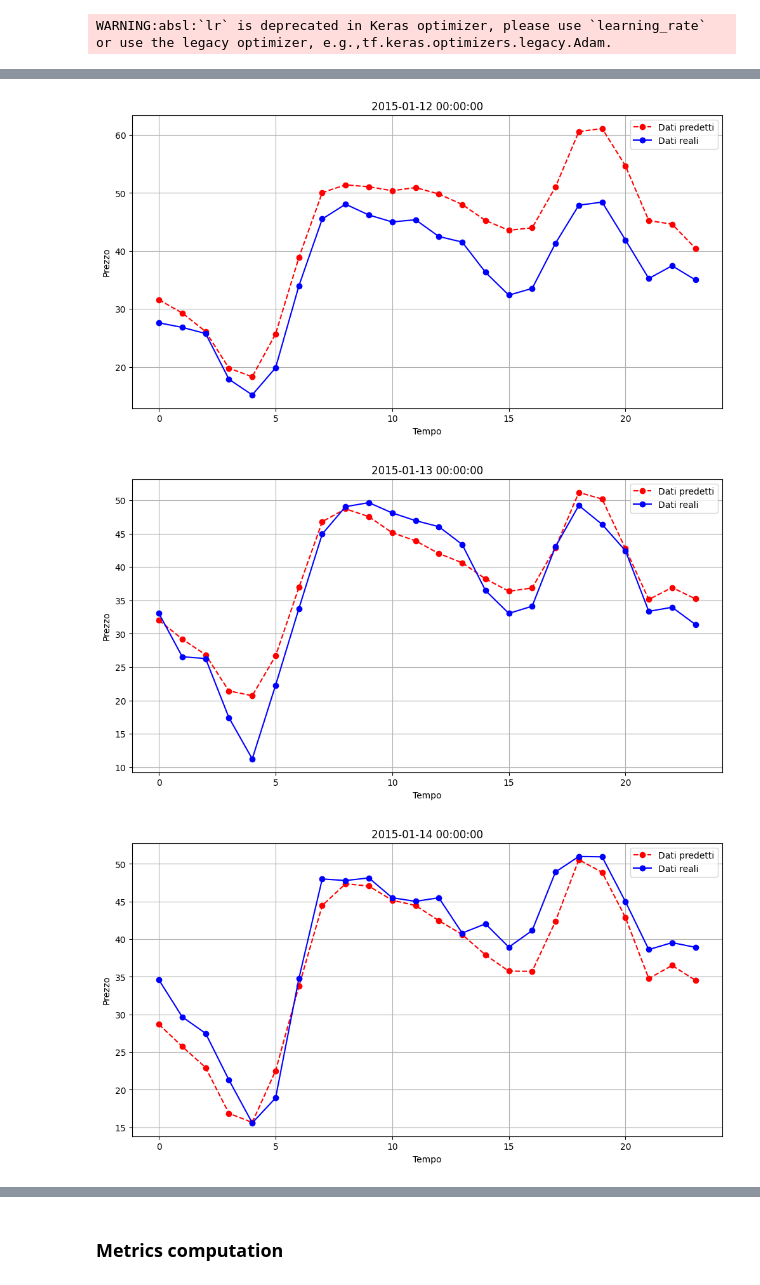
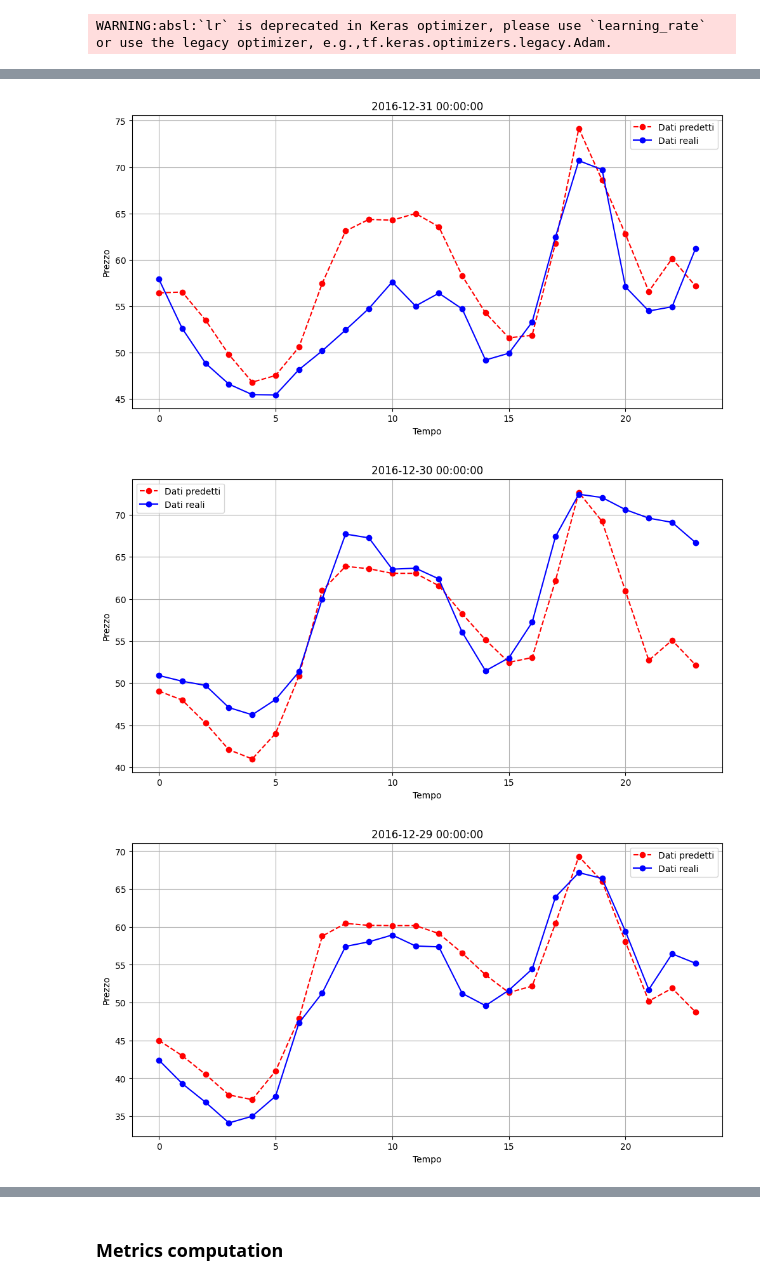
Before and after one commit to giovannicatalano-ors/epftoolbox, a Jupyter notebook: DNN_test.ipynb, the cells around one changed output, grey strips where cells are left out. Drawn from its saved outputs; the diff is of its cells as text; code cells hidden in the pictures.

```diff
--- a/DNN_test.ipynb
+++ b/DNN_test.ipynb
@@ -254,20 +254,20 @@ Y_test_pred = model.predict(X_test_reg)
 # %%
 time_index = np.arange(24)
 
 for i in range(1, 10):
 
     plt.figure(figsize=(12, 6))
 
-    plt.plot(time_index, Y_test_pred[i, :], label='Dati predetti', color='red', linestyle='--', marker='o')
-    plt.plot(time_index, Y_test[i, :], label='Dati reali', color='blue', linestyle='-', marker='o')
+    plt.plot(time_index, Y_test_pred[-i, :], label='Dati predetti', color='red', linestyle='--', marker='o')
+    plt.plot(time_index, Y_test[-i, :], label='Dati reali', color='blue', linestyle='-', marker='o')
 
     plt.xlabel('Tempo')
     plt.ylabel('Prezzo')
     plt.legend()
-    plt.title(str(indexTest[i]))
+    plt.title(str(indexTest[-i]))
     plt.grid(True)
     plt.show()
 # %% [output]
-[figure, old version]
+[figure, new version]
-[figure, old version]
+[figure, new version]
-[figure, old version]
+[figure, new version]
```
Also changed, not shown: parts of 12 cells of this notebook, 5 other files.
